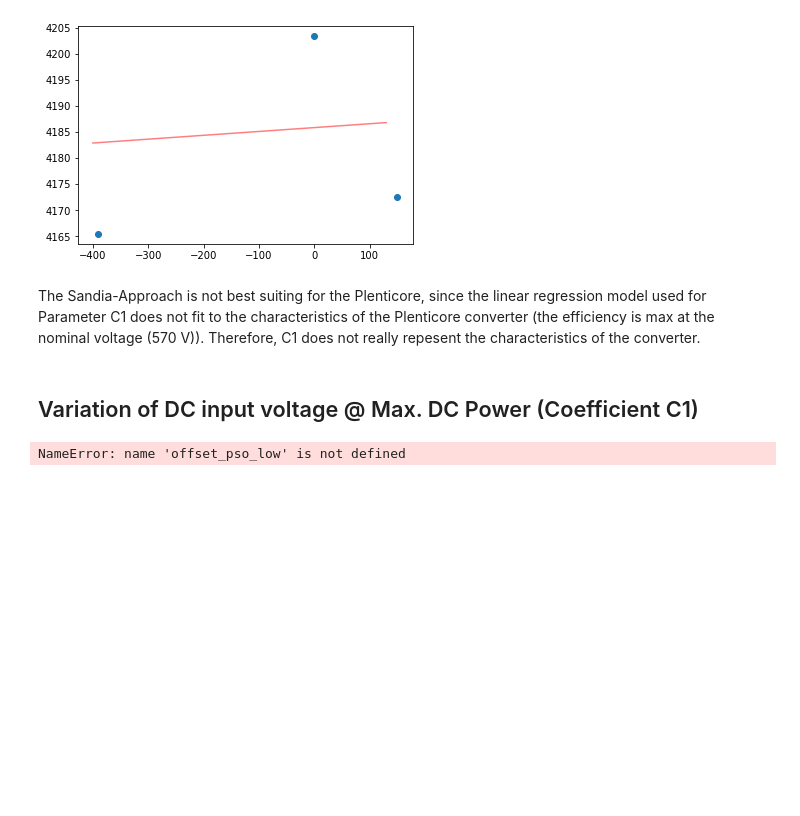
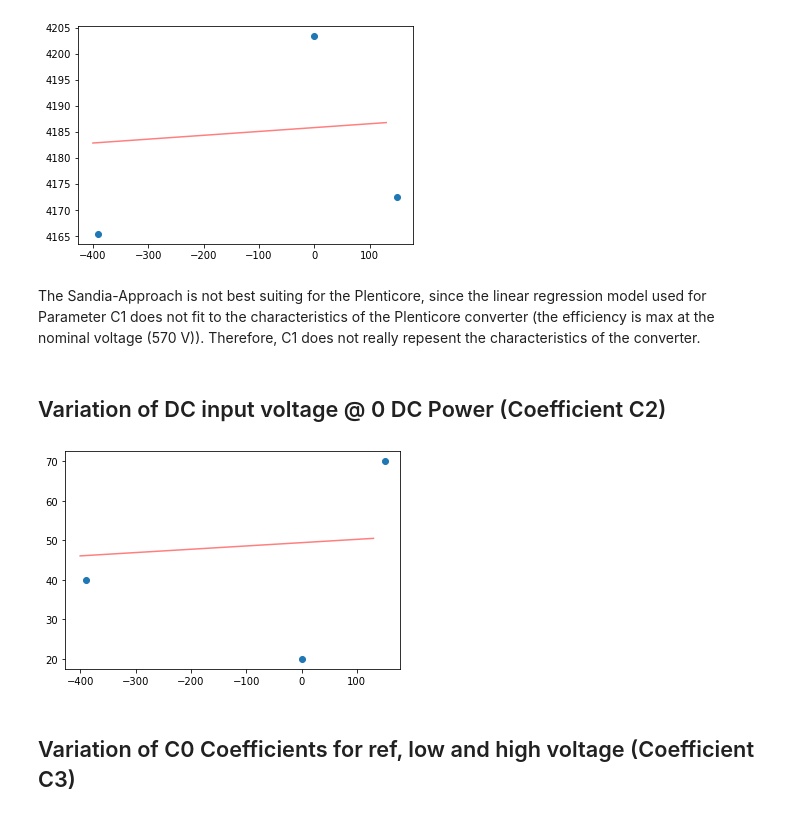
Before and after one commit to tinoetzold/KostalPlenticoreData-for-PVLIB, a Jupyter notebook: calibarte_from_spec.ipynb, the cells around one changed output. Cells and saved outputs as stored; diff of their text form; code cells hidden in the pictures; blank space fills up the shorter version.

```diff
--- a/calibarte_from_spec.ipynb
+++ b/calibarte_from_spec.ipynb
@@ -160,13 +160,19 @@ plt.show()
 # %% [markdown]
 The Sandia-Approach is not best suiting for the Plenticore, since the linear regression model used for Parameter C1 does not fit to the characteristics of the Plenticore converter (the efficiency is max at the nominal voltage (570 V)). Therefore, C1 does not really repesent the characteristics of the converter.
 # %% [markdown]
-## Variation of DC input voltage @ Max. DC Power (Coefficient C1)
+## Variation of DC input voltage @ 0 DC Power (Coefficient C2)
 # %%
 c2_calibration_data = [(0, my_data["Pso"]),
                        (180.0 - 570.0,my_data["Pso"] + offset_pso_low),
                        (720.0 - 570.0,my_data["Pso"] + offset_pso_high)]
 b, a, r, p, std  = linregress(*zip(*c2_calibration_data))
 
-my_data["C1"] = b
+my_data["C2"] = b
-# %% [output]
-NameError: name 'offset_pso_low' is not defined
+# %%
+plt.scatter(*zip(*c2_calibration_data))
+plt.plot([-400,130],[a,a+130*b],c="red",alpha=0.5)
+plt.show()
+# %% [output]
+[figure, added]
+# %% [markdown]
+## Variation of C0 Coefficients for ref, low and high voltage (Coefficient C3)
```
Also changed, not shown: parts of 7 cells of this notebook.
